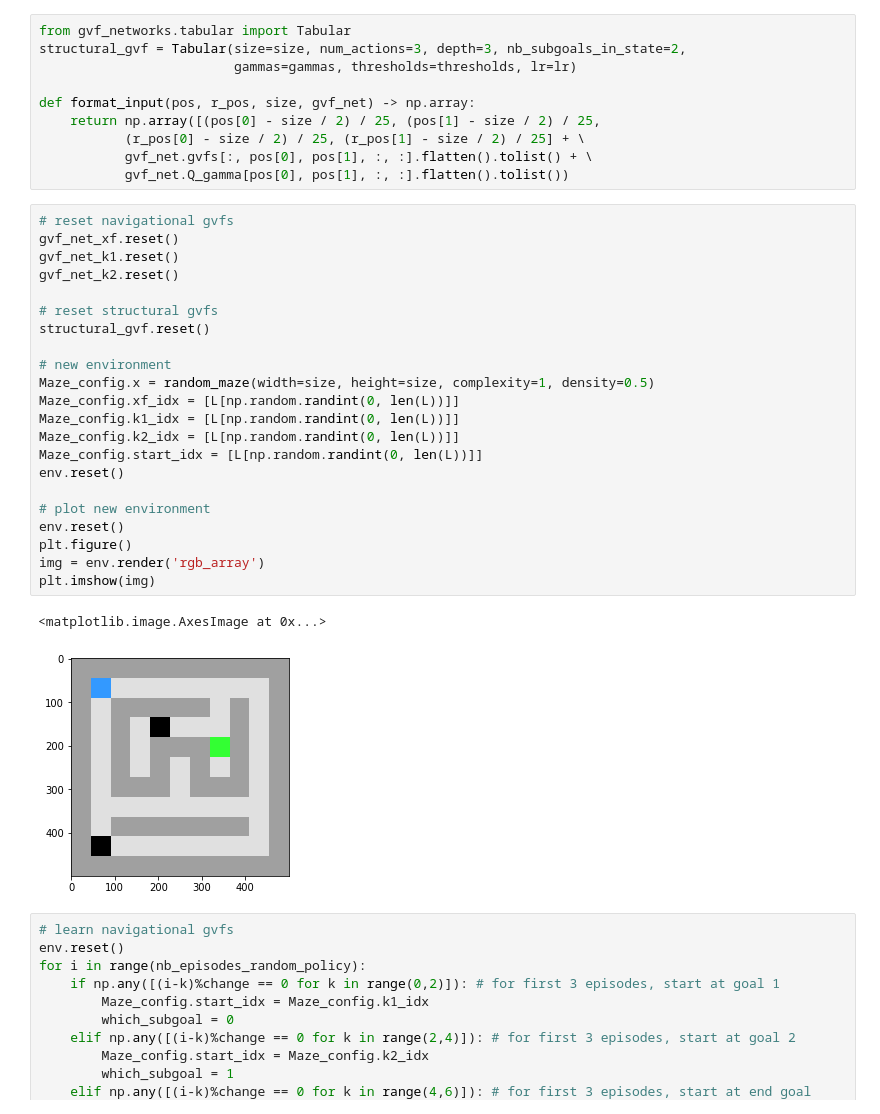
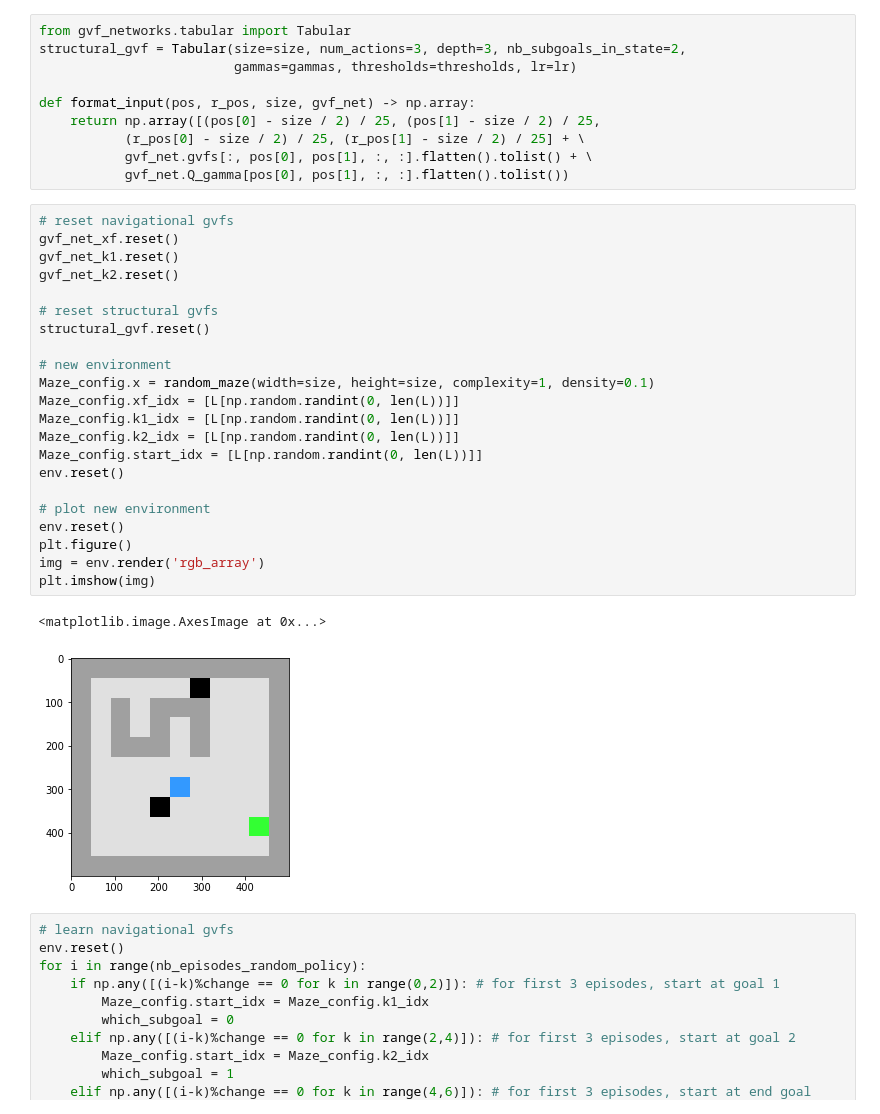
Before and after one commit to pablotano8/gvfs, a Jupyter notebook: GVFs-Abstract.ipynb, the cells around one changed output. Saved outputs shown, nothing was run; the diff lists cells and outputs as text.

```diff
--- a/GVFs-Abstract.ipynb
+++ b/GVFs-Abstract.ipynb
@@ -173,28 +171,28 @@ def format_input(pos, r_pos, size, gvf_net) -> np.array:
 # %%
 # reset navigational gvfs
 gvf_net_xf.reset()
 gvf_net_k1.reset()
 gvf_net_k2.reset()
 
 # reset structural gvfs
 structural_gvf.reset()
 
 # new environment
-Maze_config.x = random_maze(width=size, height=size, complexity=1, density=0.5)
+Maze_config.x = random_maze(width=size, height=size, complexity=1, density=0.1)
 Maze_config.xf_idx = [L[np.random.randint(0, len(L))]]
 Maze_config.k1_idx = [L[np.random.randint(0, len(L))]]
 Maze_config.k2_idx = [L[np.random.randint(0, len(L))]]
 Maze_config.start_idx = [L[np.random.randint(0, len(L))]]
 env.reset()
 
 # plot new environment
 env.reset()
 plt.figure()
 img = env.render('rgb_array')
 plt.imshow(img)
 # %% [output]
 <matplotlib.image.AxesImage at 0x...>
-[figure, old version]
+[figure, new version]
 # %%
 # learn navigational gvfs
 env.reset()
```
Also changed, not shown: parts of 21 cells of this notebook.
